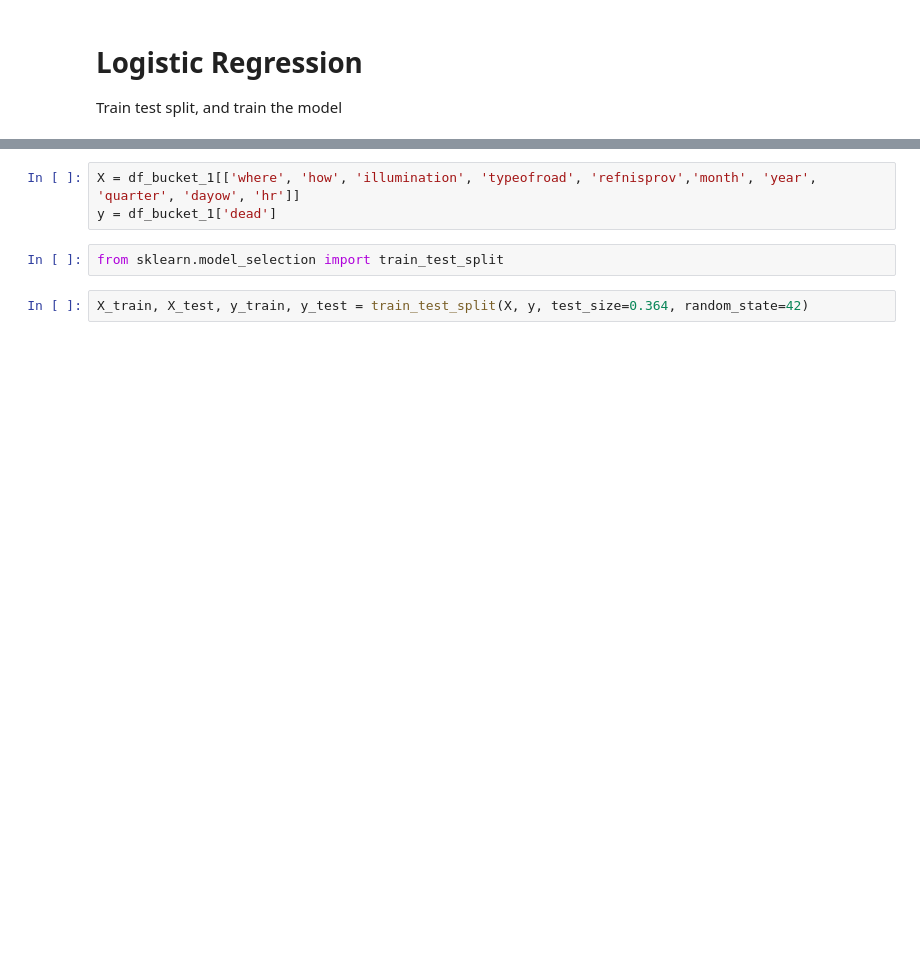
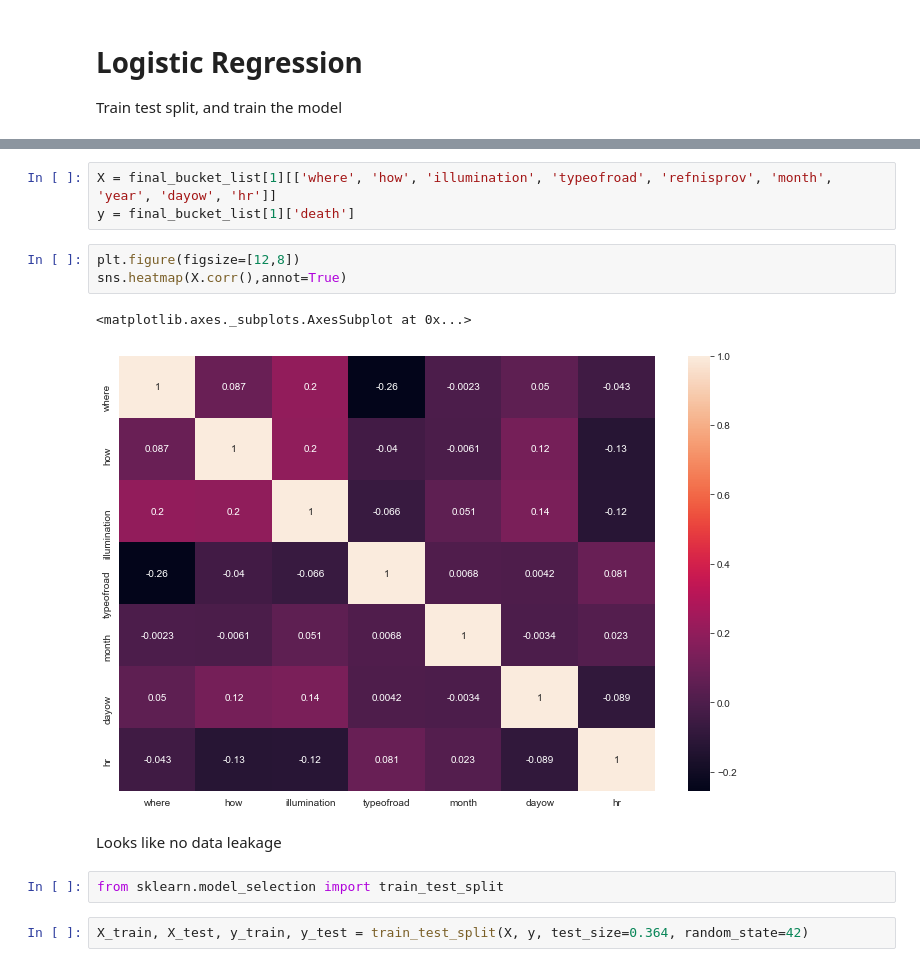
Before and after one commit to rluyck/Road_accidents_Belgium, a Jupyter notebook: Road_accidents_model.ipynb, the cells around one changed output, grey strips where cells are left out. Cells and saved outputs as stored; diff of their text form; blank space fills up the shorter version.

```diff
--- a/Road_accidents_model.ipynb
+++ b/Road_accidents_model.ipynb
@@ -450,6 +449,14 @@ Train test split, and train the model
 # %%
-X = df_bucket_1[['where', 'how', 'illumination', 'typeofroad', 'refnisprov','month', 'year', 'quarter', 'dayow', 'hr']]
-y = df_bucket_1['dead']
+X = final_bucket_list[1][['where', 'how', 'illumination', 'typeofroad', 'refnisprov', 'month', 'year', 'dayow', 'hr']]
+y = final_bucket_list[1]['death']
+# %%
+plt.figure(figsize=[12,8])
+sns.heatmap(X.corr(),annot=True)
+# %% [output]
+<matplotlib.axes._subplots.AxesSubplot at 0x...>
+[figure, added]
+# %% [markdown]
+Looks like no data leakage
 # %%
 from sklearn.model_selection import train_test_split
 # %%
```
Also changed, not shown: parts of 51 cells of this notebook.
